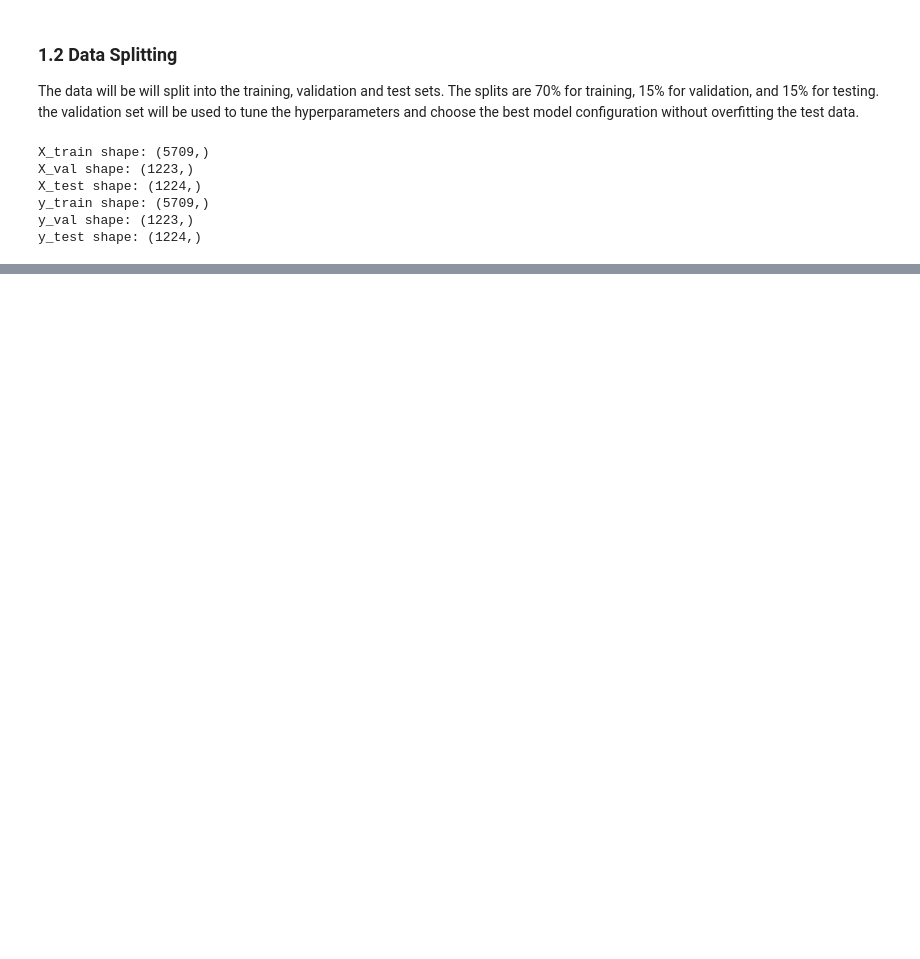
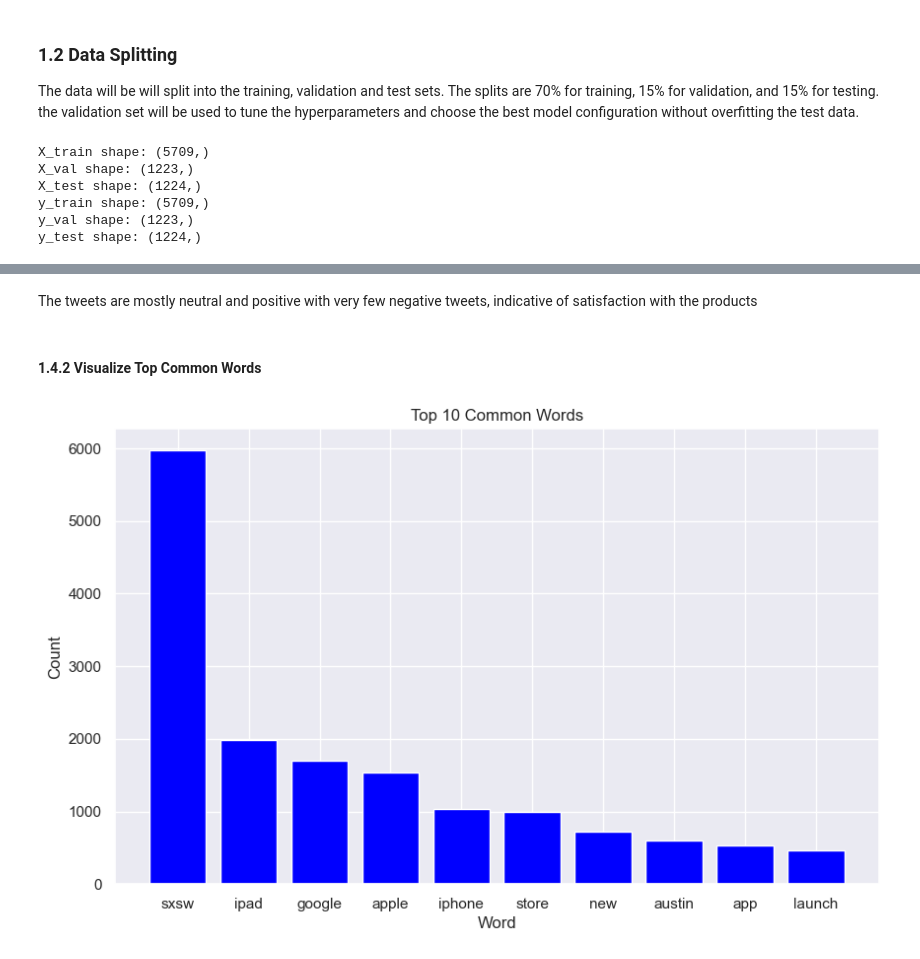
Before and after one commit to WambuiMunene/Natural-Language-Processing-Sentiment-Analysis-on-Tweets, a Jupyter notebook: index.ipynb, the cells around one changed output, grey strips where cells are left out. Cells and saved outputs as stored; diff of their text form; code cells hidden in the pictures; blank space fills up the shorter version.

```diff
--- a/index.ipynb
+++ b/index.ipynb
@@ -388,0 +520,25 @@ The feature column has now been transformes into lowercase strings without numbe
+# %% [markdown]
+The tweets are mostly neutral and positive with very few negative tweets, indicative of satisfaction with the products
+# %% [markdown]
+#### 1.4.2 Visualize Top Common Words
+# %%
+from collections import Counter
+
+# Tokenize the cleaned text data
+all_words = ' '.join(train_eda_df['tweet']).split()
+
+# Get the top 10 common words
+common_words = Counter(all_words).most_common(10)
+
+# Create a DataFrame for visualization
+common_words_df = pd.DataFrame(common_words, columns=['Word', 'Count'])
+
+# Plot the top common words
+plt.figure(figsize=(10, 6))
+plt.bar(common_words_df['Word'], common_words_df['Count'], color='blue')
+plt.title('Top 10 Common Words')
+plt.xlabel('Word')
+plt.ylabel('Count')
+plt.show()
+# %% [output]
+[figure, added]
```
Also changed, not shown: parts of 22 cells of this notebook.
